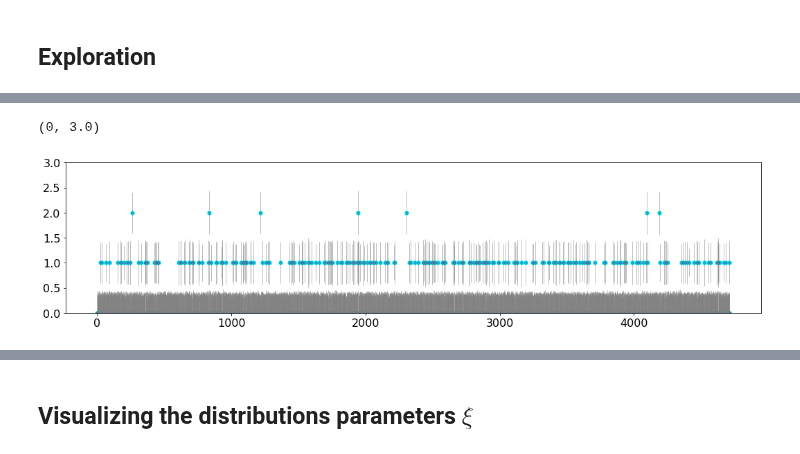
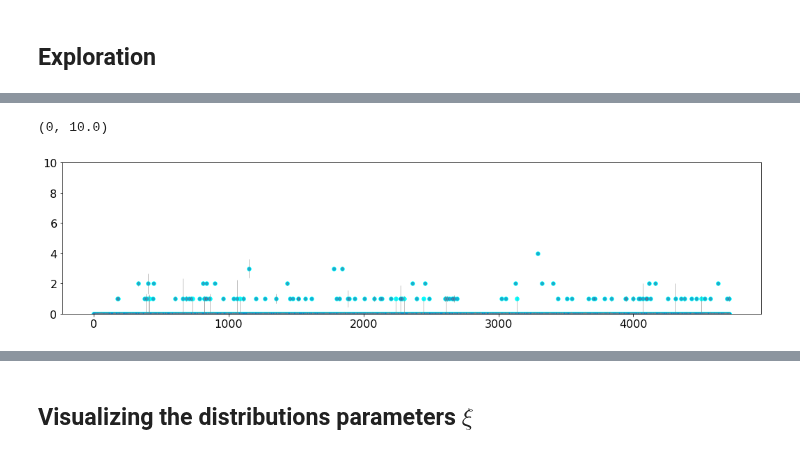
Before and after one commit to broadinstitute/CellBender, a Jupyter notebook: proto/chimera/notebooks/dtm_exploration.ipynb, the cells around one changed output, grey strips where cells are left out. Drawn from its saved outputs; the diff is of its cells as text; code cells hidden in the pictures.

```diff
--- a/proto/chimera/notebooks/dtm_exploration.ipynb
+++ b/proto/chimera/notebooks/dtm_exploration.ipynb
@@ -40,11 +40,11 @@ plt.rc('ytick', labelsize=16)
 device = torch.device('cuda')
 dtype = torch.float
 
-dataset_name = 'pbmc4k_ss_rate_0.25'
-sc_fingerprint_path = '/home/jupyter/data/10x/pbmc4k_ss_rate_0.25_sc_fingerprint.pkl'
+# dataset_name = 'pbmc4k_ss_rate_0.25'
+# sc_fingerprint_path = '/home/jupyter/data/10x/pbmc4k_ss_rate_0.25_sc_fingerprint.pkl'
 
-# dataset_name = 'pbmc4k'
-# sc_fingerprint_path = '/home/jupyter/data/10x/pbmc4k_sc_fingerprint.pkl'
+dataset_name = 'pbmc4k'
+sc_fingerprint_path = '/home/jupyter/data/10x/pbmc4k_sc_fingerprint.pkl'
 
 # dataset_name = 'neuron_9k'
 # sc_fingerprint_path = '/home/jupyter/data/10x/neuron_9k_sc_fingerprint.pkl'
@@ -54,8 +54,8 @@ zinb_fitter_kwargs = {
     'max_iters': 10_000,
     'p_zero_l1_reg': 0.001,
     'outlier_stringency': 5.0,
-    'max_zinb_p_zero': 0.9995,
-    'min_zinb_p_zero': 0.0005,
+    'max_zinb_p_zero': 0.995,
+    'min_zinb_p_zero': 0.005,
     'min_nb_phi': 0.01,
     'max_nb_phi': 0.95
 }
@@ -81,11 +81,13 @@ sc_fingerprint_base = SingleCellFingerprintBase.load(sc_fingerprint_path)
 sc_fingerprint_base = sc_fingerprint_base.filter_genes(
     max_good_turing=1.,
     min_total_gene_expression=1.).sort_genes_by_expression()
+gene_expr_ladder_idx_list = sc_fingerprint_base.gene_idx_list[::10]
+sc_fingerprint_base = sc_fingerprint_base.subset_genes(gene_expr_ladder_idx_list)
 
 # Instantiate the fingerprint datastore
 sc_fingerprint_dtm = SingleCellFingerprintDTM(
     sc_fingerprint_base,
-    n_gene_groups=100,
+    n_gene_groups=10,
     zinb_fitter_kwargs=zinb_fitter_kwargs,
     max_estimated_chimera_family_size=0,
     allow_dense_int_ndarray=False,
@@ -563,13 +567,13 @@ with torch.no_grad():
 # %%
-gene_index = 35
+gene_index = 8000
 
 sampler = PosteriorGeneExpressionSampler(model, device, dtype)
 expr_dict = sampler.get_gene_expression_posterior_sampling_summary(
     gene_index=gene_index,
     n_proposals_omega=20,
     n_particles_omega=10,
-    n_particles_cell=5,
-    n_particles_expression=10,
+    n_particles_cell=10,
+    n_particles_expression=20,
     cell_shard_size=500,
     run_mode="full",
     only_expressing_cells=False)
@@ -582,7 +586,7 @@ expr_dict = sampler.get_gene_expression_posterior_sampling_summary(
 #     run_mode='full',
 #     mode_estimation_strategy='lower_bound')
 
-e_hi = expr_dict['e_hi_mean']
+e_hi = expr_dict['e_hi_map']
 mu_e_hi_g, phi_e_hi_g, logit_p_zero_e_hi_g = model._decode_e_hi_zeta(
     pyro.param("e_hi_zeta_posterior_loc_gr"))
 e_hi_prior_dist = ZeroInflatedNegativeBinomial(
@@ -670,18 +674,18 @@ mean_e_hi (prior): 19.87101173400879
 # %%
 plt.figure(figsize=(18,4))
 
-err = np.sqrt(expr_dict['e_hi_std'])
+err = 3 * expr_dict['e_hi_std']
 plt.scatter(np.arange(0, sc_fingerprint_dtm.n_cells), e_obs, marker='o', color='cyan', s=30)
 plt.errorbar(np.arange(0, sc_fingerprint_dtm.n_cells),
              expr_dict['e_hi_map'],
              barsabove=True, elinewidth=1, lw=0,
              marker='.', ecolor='gray', markersize=8,
              yerr=err, alpha=0.5)
-plt.ylim((0, 1.5 * np.max(expr_dict['e_hi_map'])))
+plt.ylim((0, 2.5 * np.max(expr_dict['e_hi_map'])))
 # plt.scatter(np.arange(0, sc_fingerprint_dtm.n_cells), expr_dict['e_hi_mean'], marker='x', color='red', s=8)
 # %% [output]
-(0, 3.0)
+(0, 10.0)
-[figure, old version]
+[figure, new version]
 # %%
 from collections import Counter
 x_vals = e_obs
```
Also changed, not shown: parts of 25 cells of this notebook.
